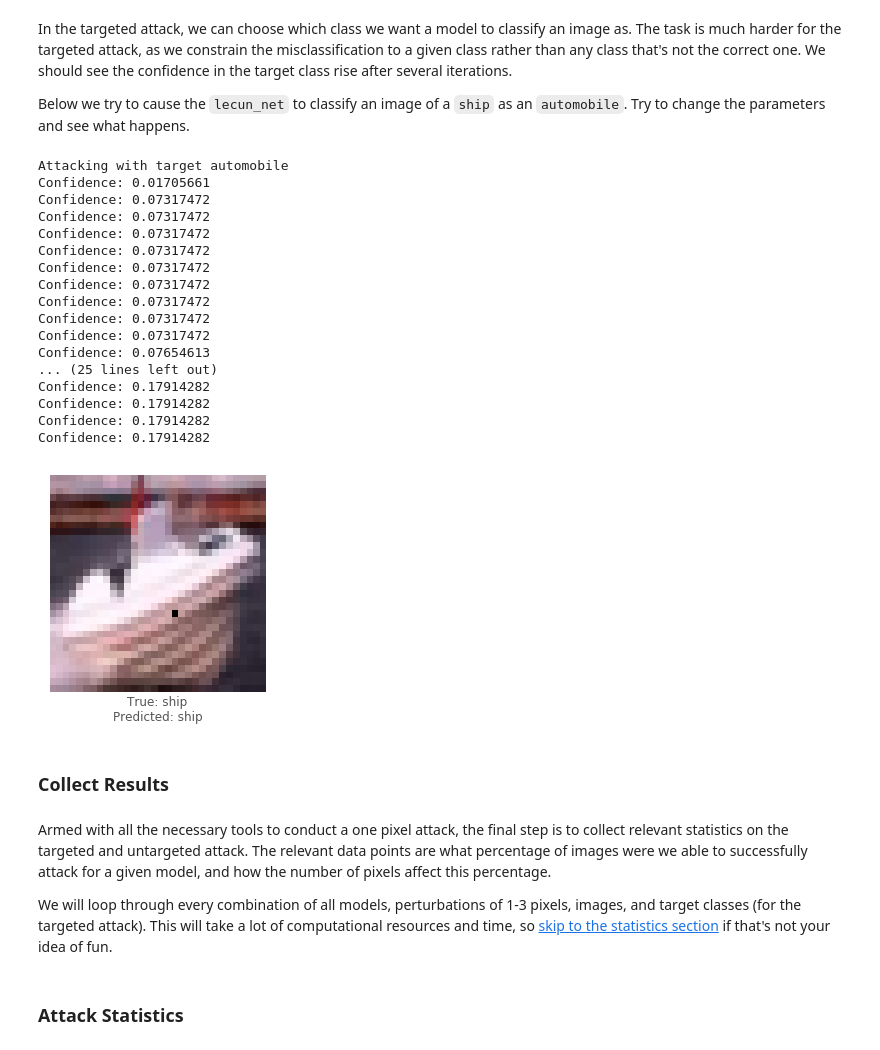
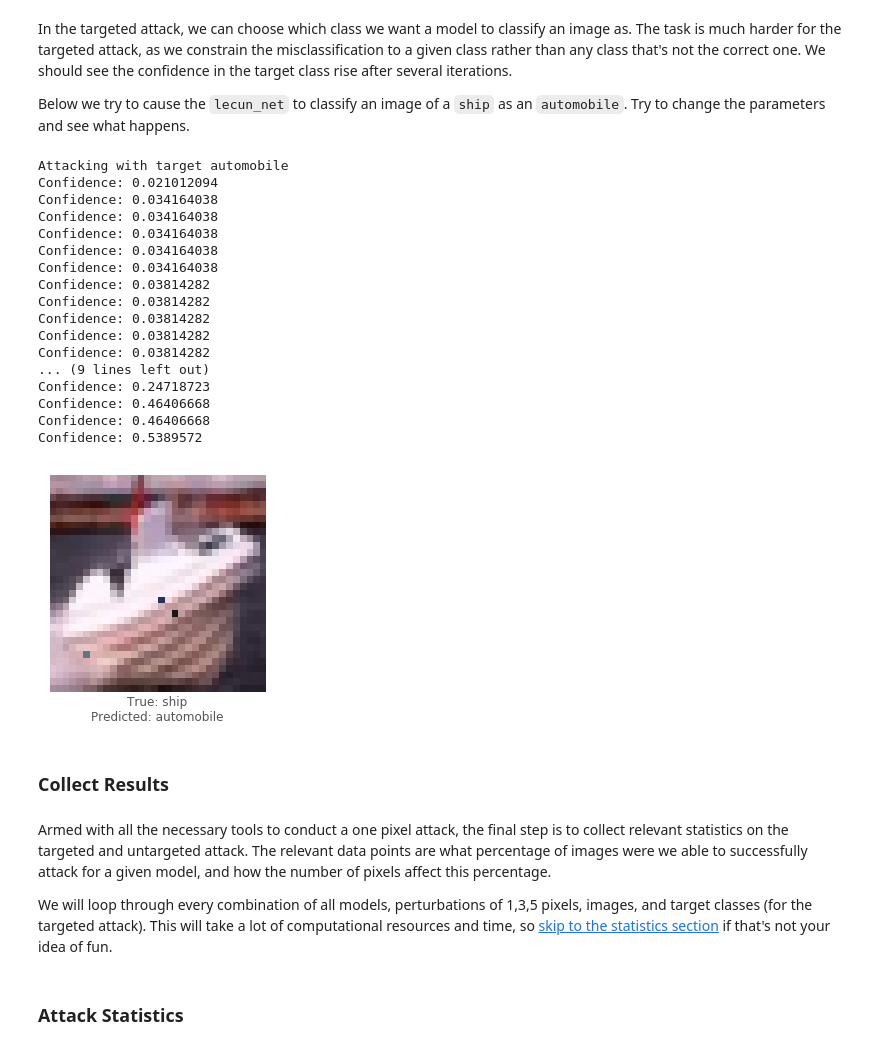
Before and after one commit to Hyperparticle/one-pixel-attack-keras, a Jupyter notebook: one-pixel-attack.ipynb, the cells around one changed output. Drawn from its saved outputs; the diff is of its cells as text; code cells hidden in the pictures.

```diff
--- a/one-pixel-attack.ipynb
+++ b/one-pixel-attack.ipynb
@@ -203,9 +199,9 @@ model = resnet
 
 true_class = y_test[image,0]
 prior_confidence = model.predict_one(x_test[image])[true_class]
-confidence = predict_classes(pixel, x_test[image], true_class, model)
+confidence = predict_classes(pixel, x_test[image], true_class, model)[0]
 
 print('Confidence in true class', class_names[true_class], 'is', confidence)
 print('Prior confidence was', prior_confidence)
-plot_image(perturb_image(pixel, x_test[image])[0])
+helper.plot_image(perturb_image(pixel, x_test[image])[0])
 # %% [output]
@@ -335,9 +331,9 @@ def attack(img, model, target=None, pixel_count=1,
     cdiff = prior_probs[actual_class] - predicted_probs[actual_class]
 
     # Show the best attempt at a solution (successful or not)
-    plot_image(attack_image, actual_class, class_names, predicted_class)
+    helper.plot_image(attack_image, actual_class, class_names, predicted_class)
 
-    return [model.name, pixel_count, img, actual_class, predicted_class, success, cdiff, prior_probs, predicted_probs, attack_image]
+    return [model.name, pixel_count, img, actual_class, predicted_class, success, cdiff, prior_probs, predicted_probs, attack_result.x]
 # %% [markdown]
 #### Untargeted Attack
 # %% [markdown]
@@ -367,34 +364,34 @@ Below we try to cause the `lecun_net` to classify an image of a `ship` as an `au
 # %%
 image = 108
 target_class = 1 # Integer in range 0-9
-pixels = 1
+pixels = 3
 model = lecun_net
 
 print('Attacking with target', class_names[target_class])
-_ = attack(image, model, target_class, pixel_count=pixels, popsize=50, maxiter=40, verbose=True)
+_ = attack(image, model, target_class, pixel_count=pixels, verbose=True)
 # %% [output]
 Attacking with target automobile
-Confidence: 0.01705661
-Confidence: 0.07317472
-Confidence: 0.07317472
-Confidence: 0.07317472
-Confidence: 0.07317472
-Confidence: 0.07317472
-Confidence: 0.07317472
-Confidence: 0.07317472
-Confidence: 0.07317472
-Confidence: 0.07317472
-Confidence: 0.07654613
-... (25 lines left out)
-Confidence: 0.17914282
-Confidence: 0.17914282
-Confidence: 0.17914282
-Confidence: 0.17914282
+Confidence: 0.021012094
+Confidence: 0.034164038
+Confidence: 0.034164038
+Confidence: 0.034164038
+Confidence: 0.034164038
+Confidence: 0.034164038
+Confidence: 0.03814282
+Confidence: 0.03814282
+Confidence: 0.03814282
+Confidence: 0.03814282
+Confidence: 0.03814282
+... (9 lines left out)
+Confidence: 0.24718723
+Confidence: 0.46406668
+Confidence: 0.46406668
+Confidence: 0.5389572
-[figure, old version]
+[figure, new version]
 # %% [markdown]
 ### Collect Results
 # %% [markdown]
 Armed with all the necessary tools to conduct a one pixel attack, the final step is to collect relevant statistics on the targeted and untargeted attack. The relevant data points are what percentage of images were we able to successfully attack for a given model, and how the number of pixels affect this percentage.
 
-We will loop through every combination of all models, perturbations of 1-3 pixels, images, and target classes (for the targeted attack). This will take a lot of computational resources and time, so [skip to the statistics section](#Attack-Statistics) if that's not your idea of fun.
+We will loop through every combination of all models, perturbations of 1,3,5 pixels, images, and target classes (for the targeted attack). This will take a lot of computational resources and time, so [skip to the statistics section](#Attack-Statistics) if that's not your idea of fun.
 # %%
```
Also changed, not shown: parts of 19 cells of this notebook, 6 other files.
